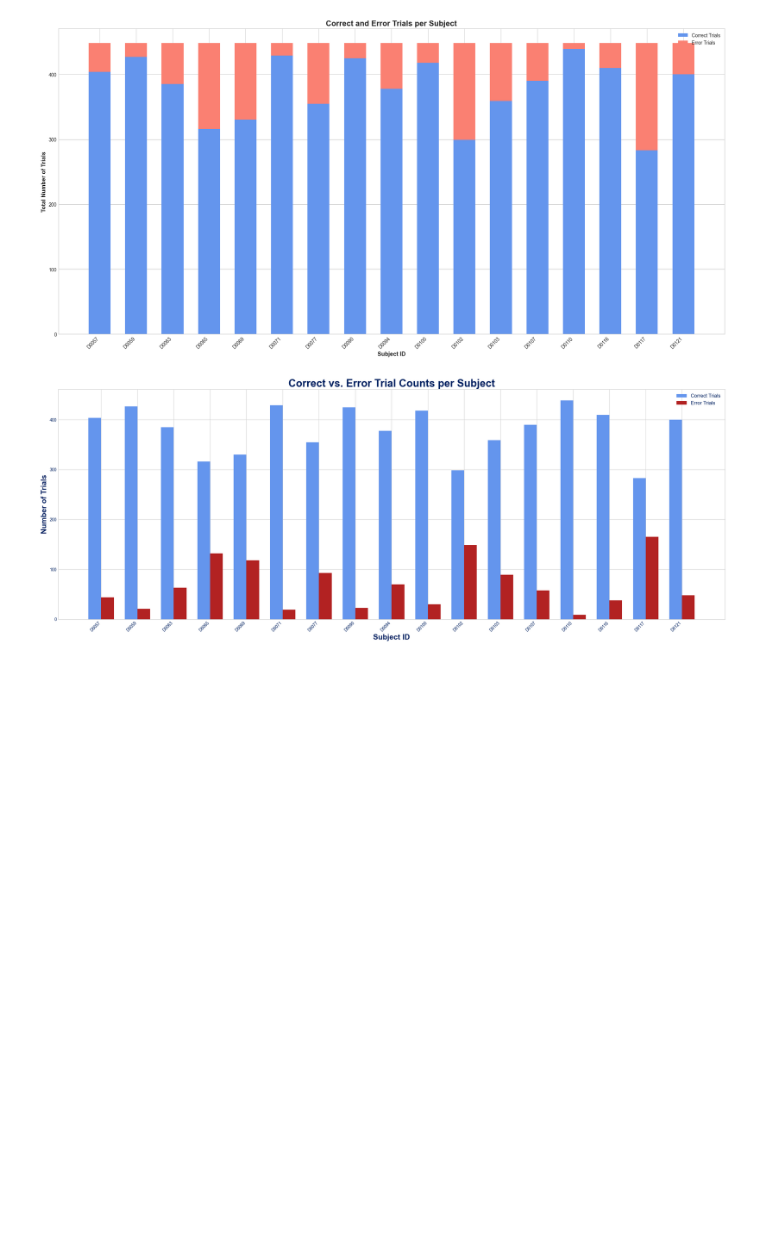
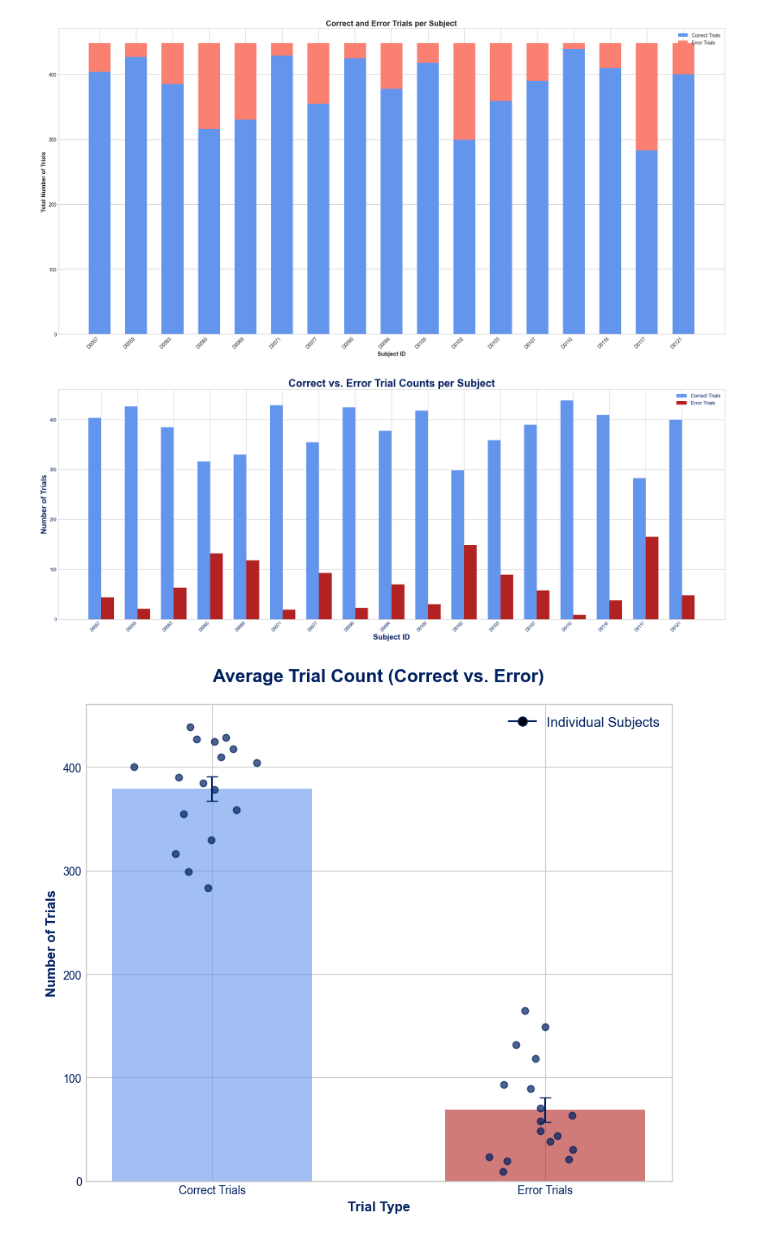
Before and after one commit to coganlab/GlobalLocal, a Jupyter notebook: send_erin_this_to_count_error_trials.ipynb, the cells around one changed output. Saved outputs shown, nothing was run; the diff lists cells and outputs as text; code cells hidden in the pictures; blank space fills up the shorter version.

```diff
--- a/send_erin_this_to_count_error_trials.ipynb
+++ b/send_erin_this_to_count_error_trials.ipynb
@@ -104,6 +104,65 @@ plt.tight_layout()
 plt.show()
 # %% [output]
 [figure]
+# %%
+#Bar plot version trial counts
+# --- Calculate Overall Averages and Standard Error of the Mean (SEM) ---
+avg_correct = subject_stats['correct_trials'].mean()
+sem_correct = subject_stats['correct_trials'].sem()
+
+avg_error = subject_stats['error_trials'].mean()
+sem_error = subject_stats['error_trials'].sem()
+
+#set text color
+text_color = "#002060"
+
+
+# --- Plotting Section ---
+
+# Set up the figure and axes
+fig, ax = plt.subplots(figsize=(8, 7))
+plt.style.use('seaborn-v0_8-whitegrid')
+
+# --- Plot the main bars for the averages with error bars ---
+categories = ['Correct Trials', 'Error Trials']
+averages = [avg_correct, avg_error]
+errors = [sem_correct, sem_error]
+colors = ['cornflowerblue', 'firebrick']
+
+ax.bar(categories, averages, yerr=errors, color=colors, width=0.6, alpha=0.6,
+       zorder=1, capsize=5, ecolor=text_color)
+
+# --- Overlay the individual subject dots ---
+# Add a small amount of random "jitter" to the x-axis to prevent dots from overlapping
+jitter_strength = 0.08
+x_jitter_correct = np.random.normal(0, jitter_strength, size=len(subject_stats))
+x_jitter_error = np.random.normal(1, jitter_strength, size=len(subject_stats))
+
+# Plot the dots
+ax.scatter(x_jitter_correct, subject_stats['correct_trials'],
+           color=text_color, alpha=0.7, zorder=2, label='Individual Subjects')
+ax.scatter(x_jitter_error, subject_stats['error_trials'],
+           color=text_color, alpha=0.7, zorder=2)
+
+
+# --- Final Formatting ---
+ax.set_ylabel('Number of Trials', fontweight='bold', fontsize=12, color=text_color)
+ax.set_xlabel('Trial Type', fontweight='bold', fontsize=12, color=text_color)
+ax.set_title('Average Trial Count (Correct vs. Error)', fontweight='bold', fontsize=16, pad=20, color=text_color)
+
+ax.tick_params(axis='x', colors=text_color)
+ax.tick_params(axis='y', colors=text_color)
+
+# Create a custom legend
+from matplotlib.patches import Patch
+legend_elements = [plt.Line2D([0], [0], marker='o', color=text_color, label='Individual Subjects',
+                              markerfacecolor='black', markersize=8)]
+ax.legend(handles=legend_elements, loc='upper right', labelcolor=text_color, fontsize=12)
+
+plt.tight_layout()
+plt.show()
+# %% [output]
+[figure, added]
 # %%
 # --- Calculate Overall Average RT and Standard Error (SEM) ---
 # For correct trials
```
Also changed, not shown: parts of 2 cells of this notebook.
